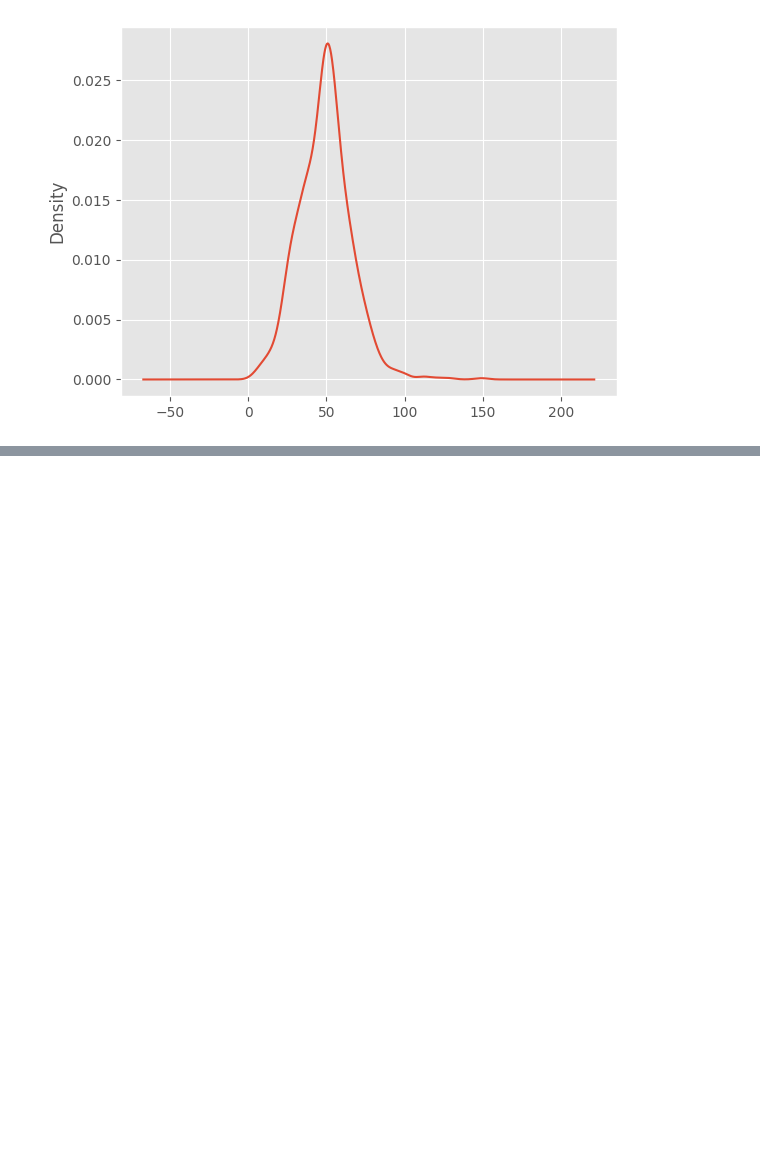
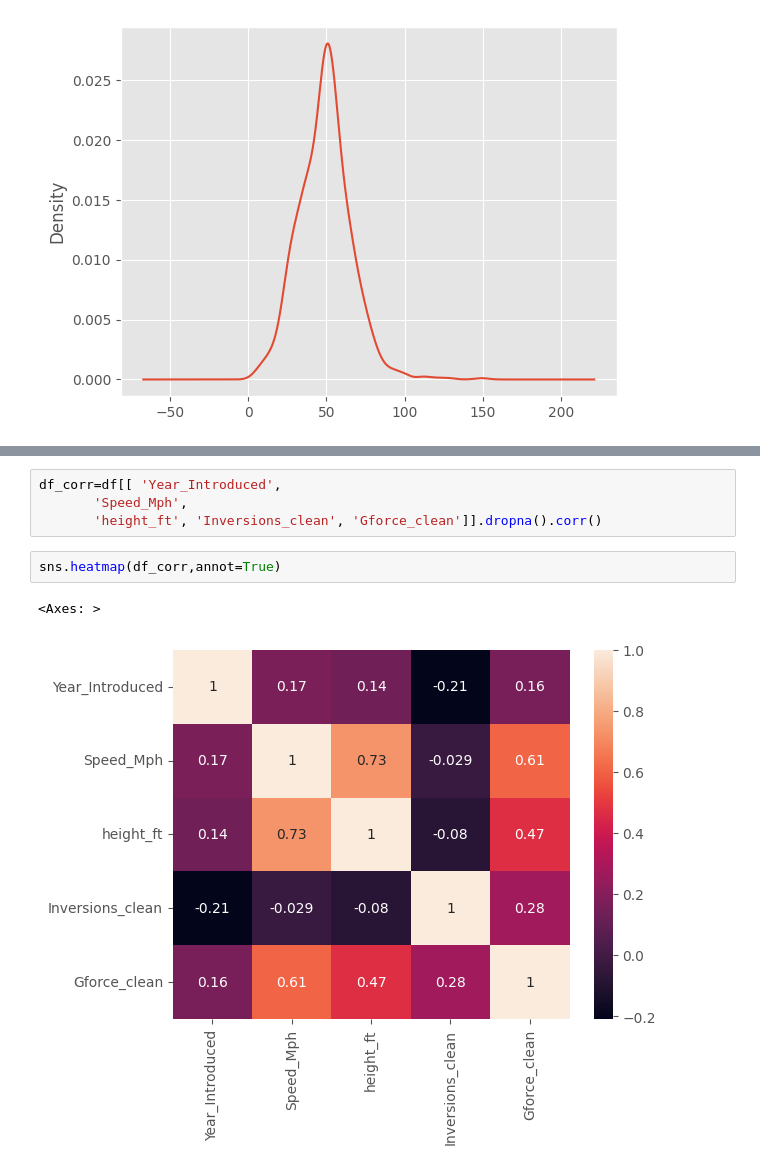
Before and after one commit to MLN142/EDA_Portfolio, a Jupyter notebook: Rollercoaster_Analysis/Rollercoaster.ipynb, the cells around one changed output, grey strips where cells are left out. Cells and saved outputs as stored; diff of their text form; blank space fills up the shorter version.

```diff
--- a/Rollercoaster_Analysis/Rollercoaster.ipynb
+++ b/Rollercoaster_Analysis/Rollercoaster.ipynb
@@ -341,0 +364,9 @@ ax = df["Speed_Mph"].plot(kind="kde")
+# %%
+df_corr=df[[ 'Year_Introduced',
+       'Speed_Mph',
+       'height_ft', 'Inversions_clean', 'Gforce_clean']].dropna().corr()
+# %%
+sns.heatmap(df_corr,annot=True)
+# %% [output]
+<Axes: >
+[figure, added]
```
Also changed, not shown: parts of 4 cells of this notebook.
